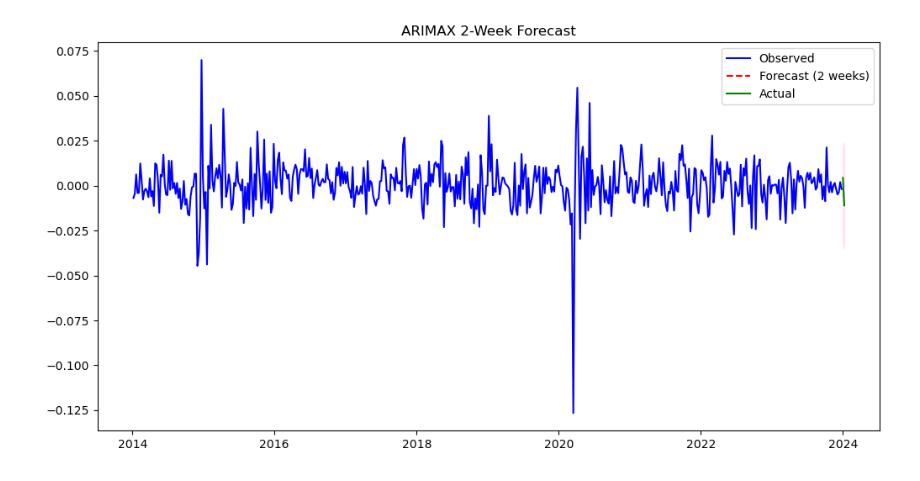
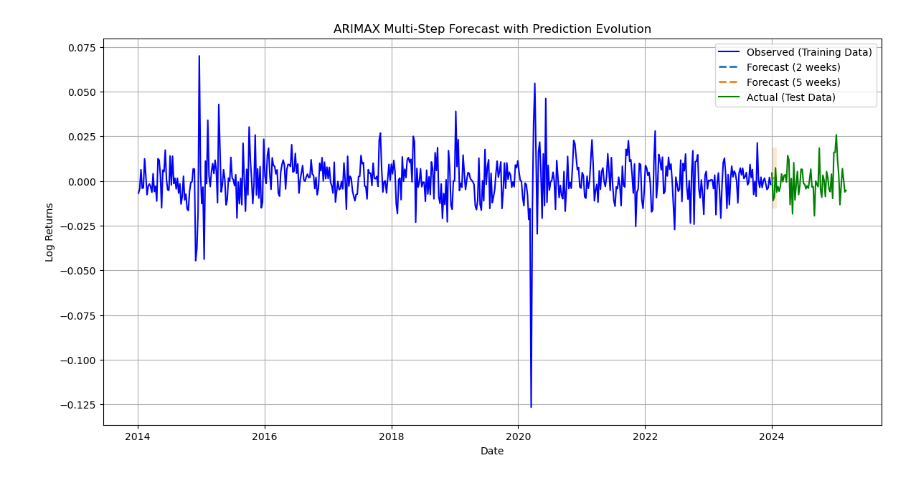
Before and after one commit to bjornhaalandoma/TIO4317_group5, a Jupyter notebook: arimax.ipynb, the cells around one changed output. Cells and saved outputs as stored; diff of their text form; code cells hidden in the pictures.

Commit message:
Fixed Arimax

```diff
--- a/arimax.ipynb
+++ b/arimax.ipynb
@@ -40,12 +37,9 @@ def load_weekly_data(filename, value_col):
 
 # Load datasets with proper datetime indexing
 aker_bp_weekly = load_weekly_data("Aker_BP_weekly.csv", "Log_Returns")
-oil_prices = load_weekly_data("Brent_Crude_weekly.csv", "Close")
-cpi_rate = load_weekly_data("CPI_Rate_weekly.csv", "Rate")
-nok_usd = load_weekly_data("NOK_USD_weekly.csv", "Close")
-policy_rate = load_weekly_data("Norwegian_Policy_Rate_weekly.csv", "Rate")
-osebx = load_weekly_data("OSEBX_weekly.csv", "Close")
-us_treasury = load_weekly_data("US_10Yr_Treasury_weekly.csv", "Close")
+oil_prices = load_weekly_data("Brent_Crude_weekly.csv", "Log_Returns")
+osebx = load_weekly_data("OSEBX_weekly.csv", "Log_Returns")
+us_treasury = load_weekly_data("US_10Yr_Treasury_weekly.csv", "Log_Returns")
 
 # Merge datasets using outer join to retain all dates
 merged_df = aker_bp_weekly.copy()
@@ -53,9 +47,6 @@ merged_df = aker_bp_weekly.copy()
 # Dictionary of exogenous variables
 exogenous_vars = {
     "Oil_Price": oil_prices,
-    "CPI_Rate": cpi_rate,
-    "NOK_USD": nok_usd,
-    "Policy_Rate": policy_rate,
     "OSEBX": osebx,
     "US_Treasury": us_treasury
 }
@@ -120,15 +107,17 @@ merged_df.ffill(inplace=True)
 merged_df.bfill(inplace=True)
 
 # Define time range for training
-train_end = "2023-12-31"
+train_end = pd.to_datetime("2023-12-31")  # Ensure train_end is in datetime format
 
 # Split dataset into train & test sets
 train_data = merged_df.loc[:train_end]
-test_data = merged_df.loc[train_end:]  # Keep test data for performance evaluation
+test_data = merged_df.loc[train_end:]
+
+print(train_data.head())
 
 # Define dependent (target) and exogenous (independent) variables
-Y_train = train_data['Log_Returns']
-X_train = train_data[['Oil_Price', 'CPI_Rate', 'NOK_USD', 'Policy_Rate', 'OSEBX', 'US_Treasury']].copy()
+Y_train = train_data['Log_Returns_x']
+X_train = train_data[['Log_Returns_y', 'OSEBX', 'US_Treasury']].copy()
 
 # Ensure exogenous variables have no missing values
 X_train.replace([np.inf, -np.inf], np.nan, inplace=True)
@@ -137,6 +126,15 @@ X_train.bfill(inplace=True)
 
 # Ensure Y_train is aligned with X_train
 Y_train = Y_train.loc[X_train.index]
+
+# **Fix: Check for missing values before fitting**
+if Y_train.isnull().any():
+    print("\n⚠️ Warning: Missing values found in Y_train!")
+    Y_train.fillna(method='ffill', inplace=True)
+
+if X_train.isnull().any().sum() > 0:
+    print("\n⚠️ Warning: Missing values found in X_train!")
+    X_train.fillna(method='ffill', inplace=True)
 
 # Define ARIMAX order
 order = (1, 1, 1)
@@ -148,9 +146,20 @@ results = model.fit()
 # Print model summary
 print(results.summary())
 
-# **Prediction Horizons: 2 and 5*
-forecast_horizons = [2, 5]
+# **Prediction Horizons: 2 and 5 weeks**
+forecast_horizons = [2,5    ]
 performance_metrics = []
+
+def smape(actual, predicted):
+    return 100 * np.mean(np.abs(predicted - actual) / ((np.abs(actual) + np.abs(predicted)) / 2))
+
+plt.figure(figsize=(14, 7))
+
+# Plot observed values
+plt.plot(train_data.index, train_data['Log_Returns_x'], label='Observed (Training Data)', color='blue')
+
+# Store forecasted values for stepwise plotting
+all_forecasts = {}
 
 for forecast_steps in forecast_horizons:
     # Generate forecast index
@@ -170,26 +179,29 @@ for forecast_steps in forecast_horizons:
     forecast_mean = forecast.predicted_mean
     forecast_ci = forecast.conf_int()
 
+    # Store forecast evolution
+    all_forecasts[forecast_steps] = forecast_mean
+
     # Create forecast DataFrame
     forecast_df = pd.DataFrame({'Forecast': forecast_mean}, index=forecast_dates)
     forecast_df['Lower CI'] = forecast_ci.iloc[:, 0]
     forecast_df['Upper CI'] = forecast_ci.iloc[:, 1]
 
-    # Compare to actual values if available
+    # **Fix: Compare to actual values properly**
     if forecast_dates[-1] in test_data.index:
-        actual_values = test_data.loc[forecast_dates, 'Log_Returns']
+        actual_values = test_data.reindex(forecast_dates)['Log_Returns_x']
 
         # Compute error metrics
         mse = mean_squared_error(actual_values, forecast_mean)
         mae = mean_absolute_error(actual_values, forecast_mean)
-        mape = np.mean(np.abs((actual_values - forecast_mean) / actual_values)) * 100  # Percentage error
+        smape_value = smape(actual_values, forecast_mean) # Percentage error
         r2 = r2_score(actual_values, forecast_mean)
 
         performance_metrics.append({
             'Horizon': forecast_steps,
             'MSE': mse,
             'MAE': mae,
-            'MAPE': mape,
+            'SMAPE': smape_value,
             'R² Score': r2
         })
 
@@ -197,26 +209,23 @@ for forecast_steps in forecast_horizons:
         print(f"\n Performance for {forecast_steps}-week Forecast:")
         print(f"  - MSE: {mse:.4f}")
         print(f"  - MAE: {mae:.4f}")
-        print(f"  - MAPE: {mape:.2f}%")
+        print(f"  - SMAPE: {smape_value:.2f}%")
         print(f"  - R² Score: {r2:.4f}")
 
-    # **Plot results**
-    plt.figure(figsize=(12, 6))
+    # **Plot rolling forecast paths**
+    plt.plot(forecast_df.index, forecast_df['Forecast'], linestyle='dashed', label=f'Forecast ({forecast_steps} weeks)', linewidth=2)
+    plt.fill_between(forecast_df.index, forecast_df['Lower CI'], forecast_df['Upper CI'], alpha=0.2)
 
-    # Plot observed log-returns
-    plt.plot(train_data.index, train_data['Log_Returns'], label='Observed', color='blue')
+# Plot actual values in test data
+plt.plot(test_data.index, test_data['Log_Returns_x'], label='Actual (Test Data)', color='green')
 
-    # Plot forecast results
-    plt.plot(forecast_df.index, forecast_df['Forecast'], label=f'Forecast ({forecast_steps} weeks)', linestyle='dashed', color='red')
-    plt.fill_between(forecast_df.index, forecast_df['Lower CI'], forecast_df['Upper CI'], color='pink', alpha=0.3)
-
-    # Plot actual values if available
-    if forecast_dates[-1] in test_data.index:
-        plt.plot(test_data.loc[forecast_dates].index, test_data.loc[forecast_dates, 'Log_Returns'], label='Actual', color='green')
-
-    plt.legend()
-    plt.title(f'ARIMAX {forecast_steps}-Week Forecast')
-    plt.show()
+# Improve legend and labels
+plt.legend()
+plt.xlabel('Date')
+plt.ylabel('Log Returns')
+plt.title('ARIMAX Multi-Step Forecast with Prediction Evolution')
+plt.grid()
+plt.show()
 
 # **Display Performance Metrics**
 performance_df = pd.DataFrame(performance_metrics)
@@ -243 +252 @@ Covariance Type:                  opg
-[figure, old version]
+[figure, new version]
```
Also changed, not shown: parts of 5 cells of this notebook.
